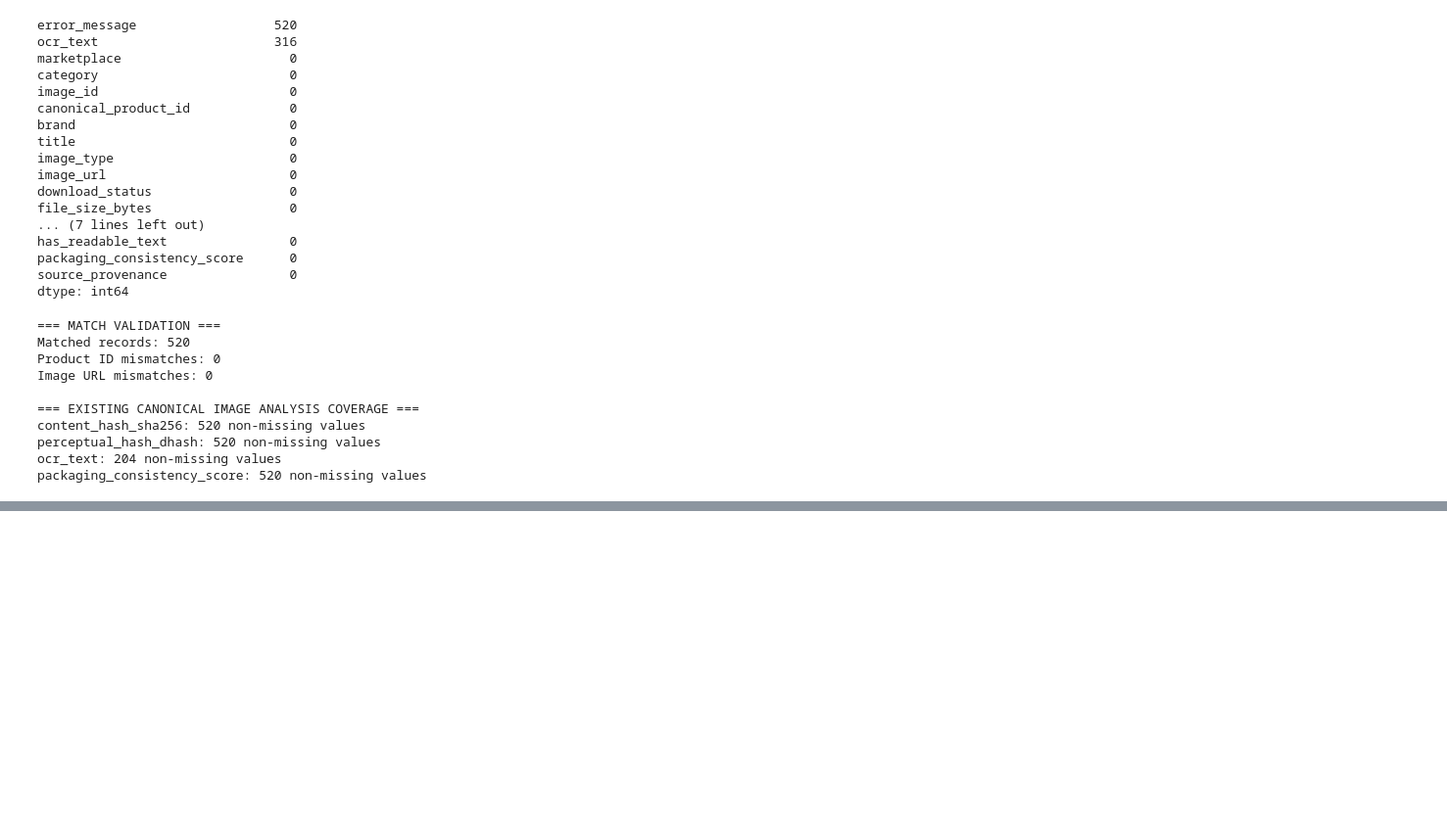
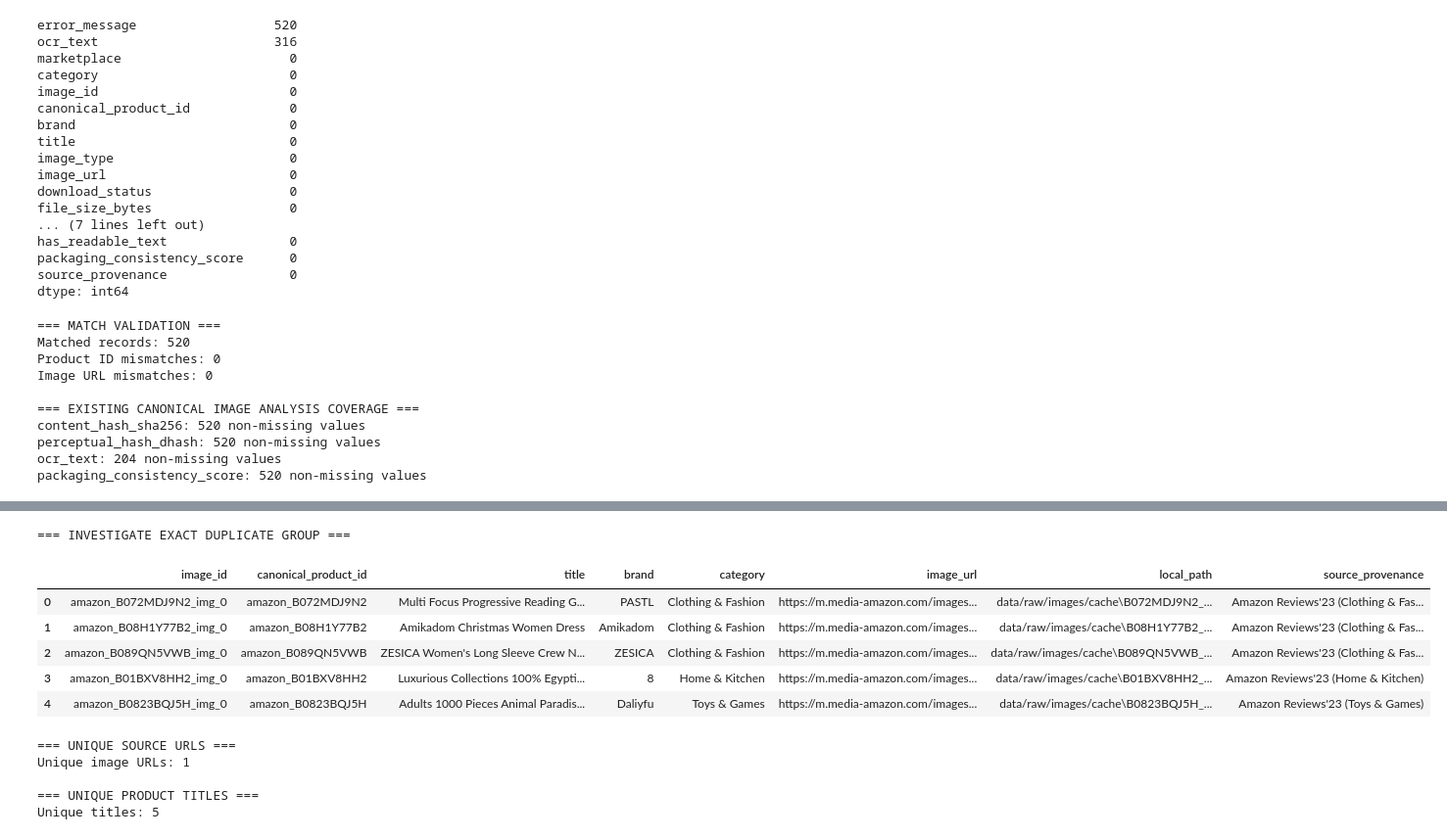
Before and after one commit to shruti316/ai-marketplace-analyzer, a Jupyter notebook: notebooks/05_computer_vision.ipynb, the cells around one changed output, grey strips where cells are left out. Shown at 98% size. Cells and saved outputs as stored; diff of their text form; code cells hidden in the pictures; blank space fills up the shorter version.

```diff
--- a/notebooks/05_computer_vision.ipynb
+++ b/notebooks/05_computer_vision.ipynb
@@ -930,0 +1315,52 @@ packaging_consistency_score: 520 non-missing values
+# %%
+print("=== INVESTIGATE EXACT DUPLICATE GROUP ===")
+
+duplicate_details = exact_groups.merge(
+    interim_df[
+        [
+            "image_id",
+            "title",
+            "brand",
+            "category",
+            "image_url",
+            "local_path",
+            "source_provenance",
+        ]
+    ],
+    on="image_id",
+    how="left",
+    validate="one_to_one",
+)
+
+display(
+    duplicate_details[
+        [
+            "image_id",
+            "canonical_product_id",
+            "title",
+            "brand",
+            "category",
+            "image_url",
+            "local_path",
+            "source_provenance",
+        ]
+    ].reset_index(drop=True)
+)
+
+print("\n=== UNIQUE SOURCE URLS ===")
+print("Unique image URLs:", duplicate_details["image_url"].nunique())
+print("\n=== UNIQUE PRODUCT TITLES ===")
+print("Unique titles:", duplicate_details["title"].nunique())
+# %% [output]
+=== INVESTIGATE EXACT DUPLICATE GROUP ===
+|  | image_id | canonical_product_id | title | brand | category | image_url | local_path | source_provenance |
+| 0 | amazon_B072MDJ9N2_img_0 | amazon_B072MDJ9N2 | Multi Focus Progressive Reading G... | PASTL | Clothing & Fashion | https://m.media-amazon.com/images... | data/raw/images/cache\B072MDJ9N2_... | Amazon Reviews'23 (Clothing & Fas... |
+| 1 | amazon_B08H1Y77B2_img_0 | amazon_B08H1Y77B2 | Amikadom Christmas Women Dress | Amikadom | Clothing & Fashion | https://m.media-amazon.com/images... | data/raw/images/cache\B08H1Y77B2_... | Amazon Reviews'23 (Clothing & Fas... |
+| 2 | amazon_B089QN5VWB_img_0 | amazon_B089QN5VWB | ZESICA Women's Long Sleeve Crew N... | ZESICA | Clothing & Fashion | https://m.media-amazon.com/images... | data/raw/images/cache\B089QN5VWB_... | Amazon Reviews'23 (Clothing & Fas... |
+| 3 | amazon_B01BXV8HH2_img_0 | amazon_B01BXV8HH2 | Luxurious Collections 100% Egypti... | 8 | Home & Kitchen | https://m.media-amazon.com/images... | data/raw/images/cache\B01BXV8HH2_... | Amazon Reviews'23 (Home & Kitchen) |
+| 4 | amazon_B0823BQJ5H_img_0 | amazon_B0823BQJ5H | Adults 1000 Pieces Animal Paradis... | Daliyfu | Toys & Games | https://m.media-amazon.com/images... | data/raw/images/cache\B0823BQJ5H_... | Amazon Reviews'23 (Toys & Games) |
+=== UNIQUE SOURCE URLS ===
+Unique image URLs: 1
+
+=== UNIQUE PRODUCT TITLES ===
+Unique titles: 5
```
Also changed, not shown: parts of 13 cells of this notebook.
